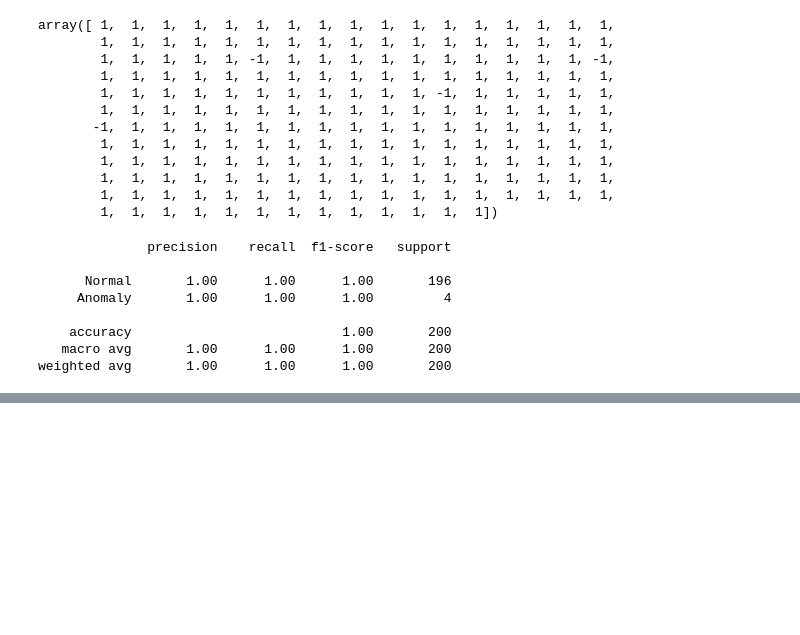
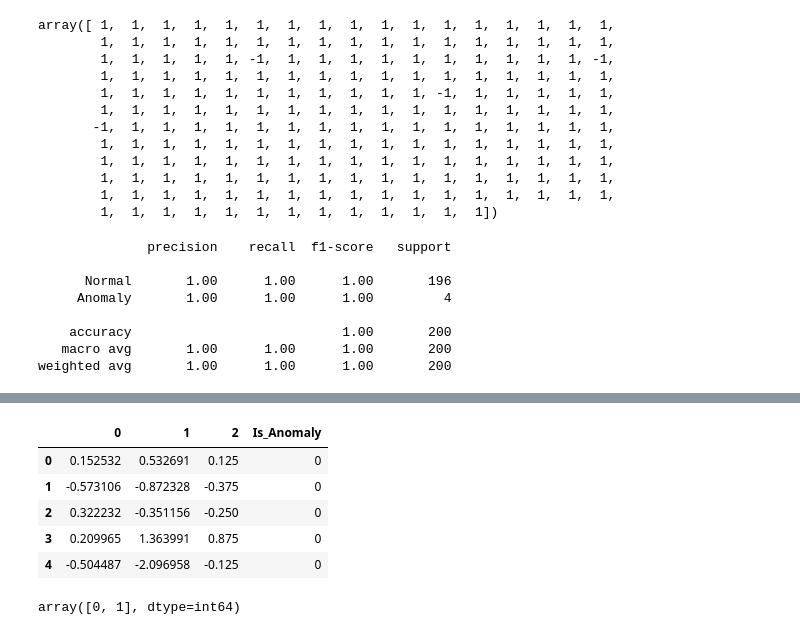
Before and after one commit to MadanuAugustin/TransactionAnomalyDetection, a Jupyter notebook: anomalydetection.ipynb, the cells around one changed output, grey strips where cells are left out. Drawn from its saved outputs; the diff is of its cells as text; code cells hidden in the pictures; blank space fills up the shorter version.

```diff
--- a/anomalydetection.ipynb
+++ b/anomalydetection.ipynb
@@ -282,0 +318,2 @@ weighted avg       1.00      1.00      1.00       200
+# %%
+mydf['Is_Anomaly'] = mydf['Is_Anomaly'].astype('int64')
@@ -282,0 +328,13 @@ weighted avg       1.00      1.00      1.00       200
+# %%
+mydf.head()
+# %% [output]
+|  | 0 | 1 | 2 | Is_Anomaly |
+| 0 | 0.152532 | 0.532691 | 0.125 | 0 |
+| 1 | -0.573106 | -0.872328 | -0.375 | 0 |
+| 2 | 0.322232 | -0.351156 | -0.250 | 0 |
+| 3 | 0.209965 | 1.363991 | 0.875 | 0 |
+| 4 | -0.504487 | -2.096958 | -0.125 | 0 |
+# %%
+mydf['Is_Anomaly'].unique()
+# %% [output]
+array([0, 1], dtype=int64)
```
Also changed, not shown: parts of 10 cells of this notebook, 8 other files.
